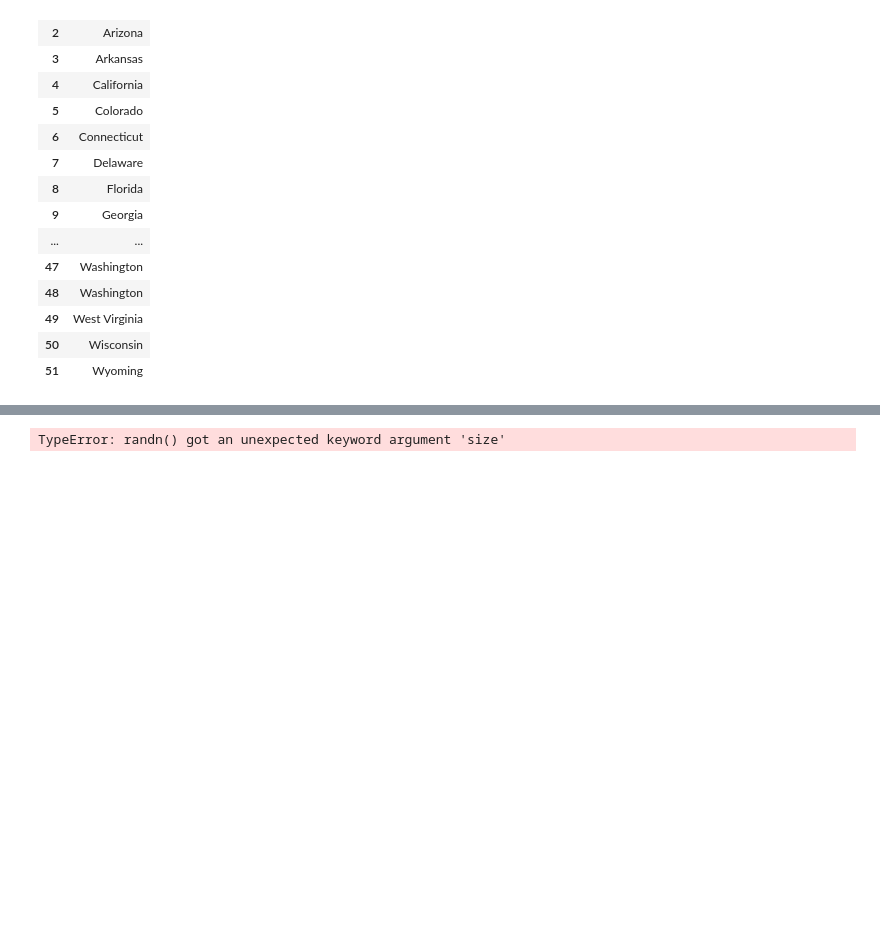
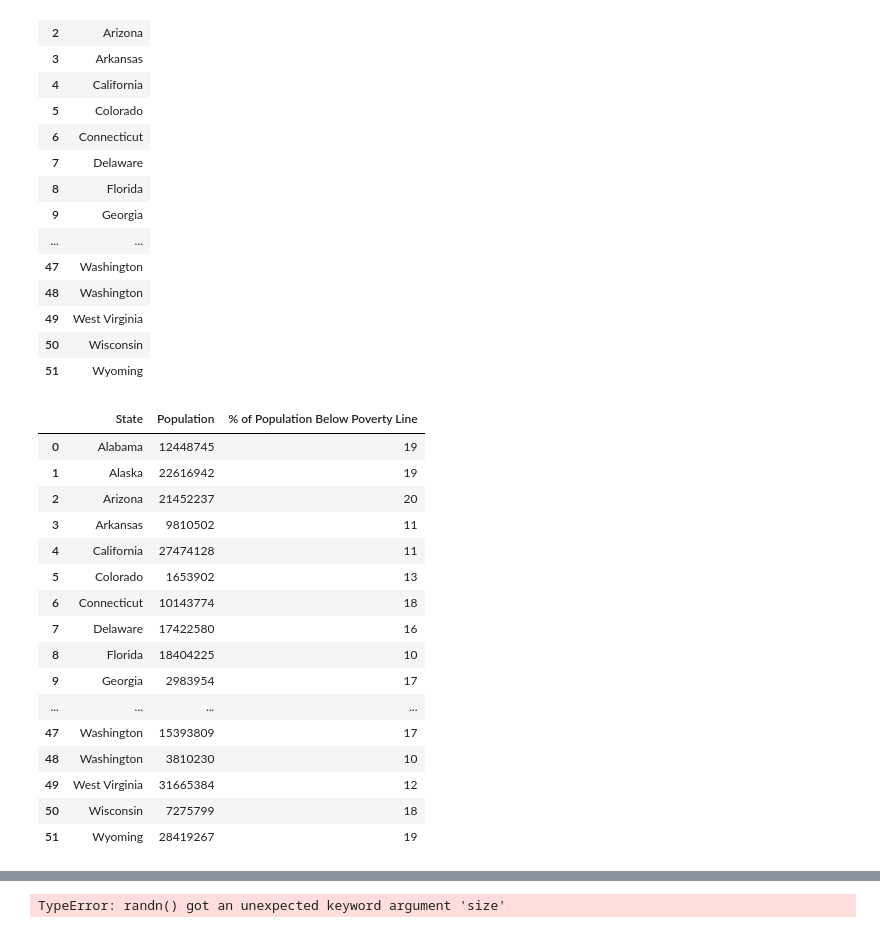
Before and after one commit to Gerrydh/Programming-for-DA-Project, a Jupyter notebook: Programming for Data Analysis- Project 2018.ipynb, the cells around one changed output, grey strips where cells are left out. Saved outputs shown, nothing was run; the diff lists cells and outputs as text; code cells hidden in the pictures; blank space fills up the shorter version.

```diff
--- a/Programming for Data Analysis- Project 2018.ipynb
+++ b/Programming for Data Analysis- Project 2018.ipynb
@@ -131,3 +131,26 @@ df
 | 49 | West Virginia |
 | 50 | Wisconsin |
 | 51 | Wyoming |
+# %%
+df["Population"] = np.random.randint(579315, 39536653, df.shape[0])
+df["% of Population Below Poverty Line"] = np.random.randint(9.2, 21.9, df.shape[0])
+# %%
+df
+# %% [output]
+|  | State | Population | % of Population Below Poverty Line |
+| 0 | Alabama | 12448745 | 19 |
+| 1 | Alaska | 22616942 | 19 |
+| 2 | Arizona | 21452237 | 20 |
+| 3 | Arkansas | 9810502 | 11 |
+| 4 | California | 27474128 | 11 |
+| 5 | Colorado | 1653902 | 13 |
+| 6 | Connecticut | 10143774 | 18 |
+| 7 | Delaware | 17422580 | 16 |
+| 8 | Florida | 18404225 | 10 |
+| 9 | Georgia | 2983954 | 17 |
+| ... | ... | ... | ... |
+| 47 | Washington | 15393809 | 17 |
+| 48 | Washington | 3810230 | 10 |
+| 49 | West Virginia | 31665384 | 12 |
+| 50 | Wisconsin | 7275799 | 18 |
+| 51 | Wyoming | 28419267 | 19 |
```
Also changed, not shown: parts of 2 cells of this notebook.
